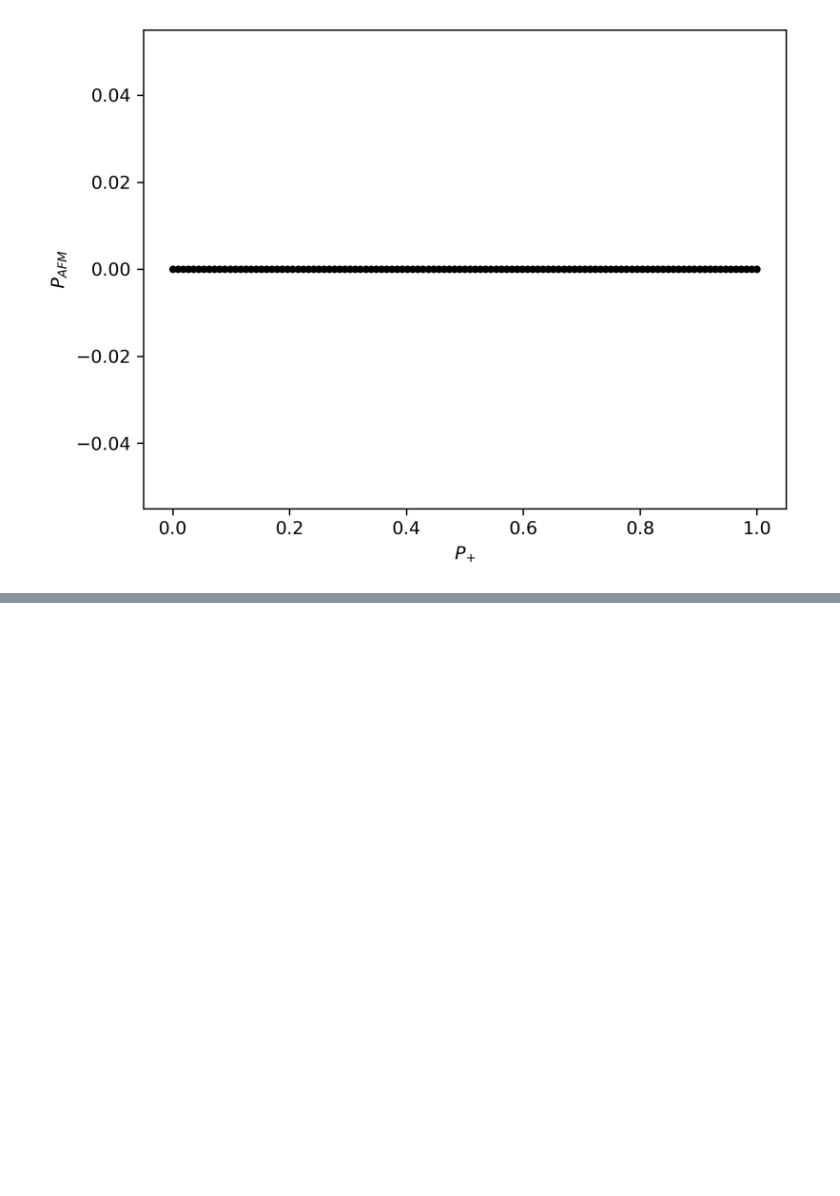
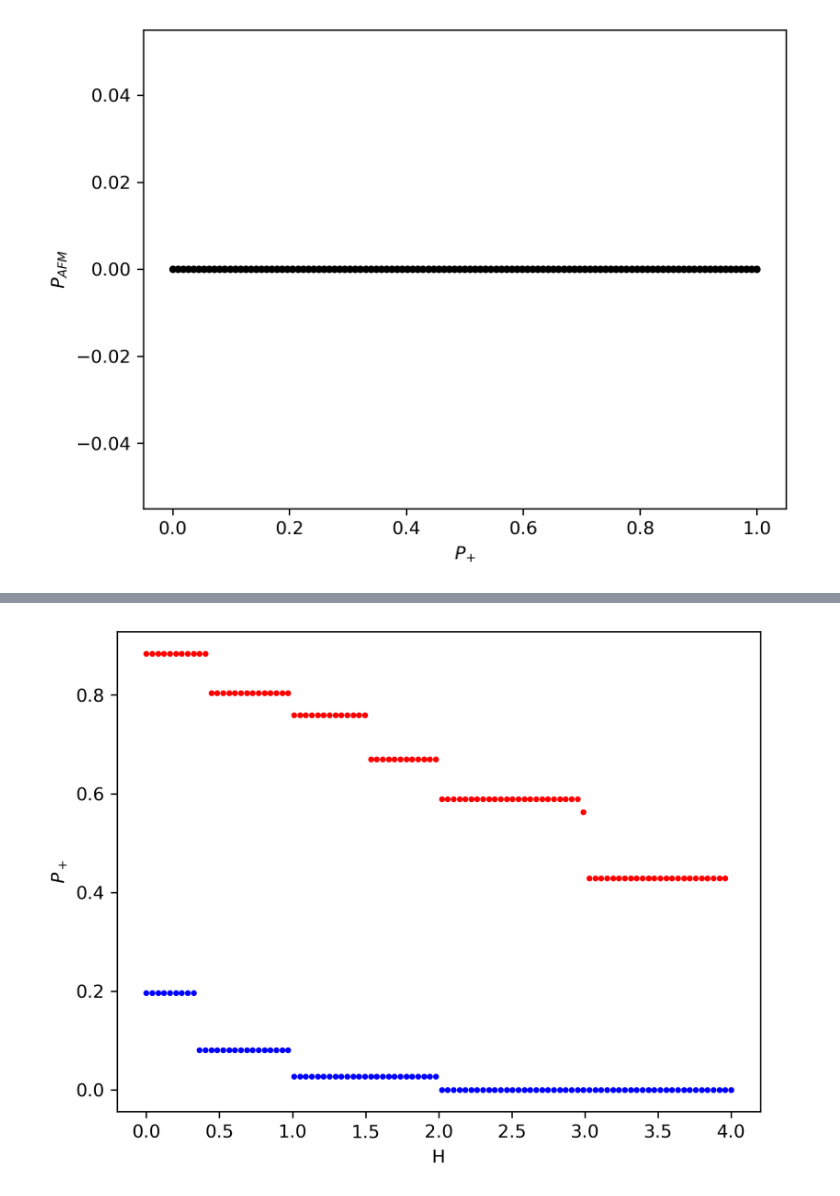
Before and after one commit to feirime/Ground-state-search-2D-Ising-model, a Jupyter notebook: images/scripts_and_programs/Entropy/Ggs(h).ipynb, the cells around one changed output, grey strips where cells are left out. Cells and saved outputs as stored; diff of their text form; code cells hidden in the pictures; blank space fills up the shorter version.

```diff
--- a/images/scripts_and_programs/Entropy/Ggs(h).ipynb
+++ b/images/scripts_and_programs/Entropy/Ggs(h).ipynb
@@ -6,9 +6,10 @@ import matplotlib.pyplot as plt
 # %%
 spins = 64
 P_plus_sample = 0
-field_start = 0.1
-field_stop = 5
-field_steps = 1000
+field_start = 0.0
+field_stop = 4
+field_steps = 100
+H = np.linspace(field_start, field_stop, field_steps)
 h = 2
 # %%
 dos_dir = "C:/Construct/DOS/dos" + str(spins) + "/"
@@ -107,0 +108,27 @@ plt.show()
+# %%
+plt.figure(dpi=300)
+for h in H:
+    checkFM = True
+    FM_p = 1
+    AFM_p = 0
+    for indx in range(len(arr_of_files)):
+        file = arr_of_files[indx]
+        gem = np.loadtxt(open(file), skiprows=4).T
+        G = gem[0]
+        E = gem[1]
+        M = gem[2]
+        Eh = E - M * h
+        Egs_idx = np.argwhere(Eh <= np.min(Eh) * 0.9999)
+        if np.max((M[Egs_idx]) / (N * N)) == 1 and checkFM == True:
+            FM_p = P_plus[indx]
+            checkFM = False
+        if np.max((M[Egs_idx]) / (N * N)) == 0:
+            AFM_p = P_plus[indx]
+    plt.scatter(h, FM_p, color='red', s=5)
+    plt.scatter(h, AFM_p, color='blue', s=5)
+plt.xlabel("H")
+plt.ylabel("$P_+$")
+plt.savefig("../../P+_afm_fm(H).eps", format='eps', dpi=300)
+plt.show()
+# %% [output]
+[figure, added]
```
Also changed, not shown: parts of 2 cells of this notebook, 1 other file.
